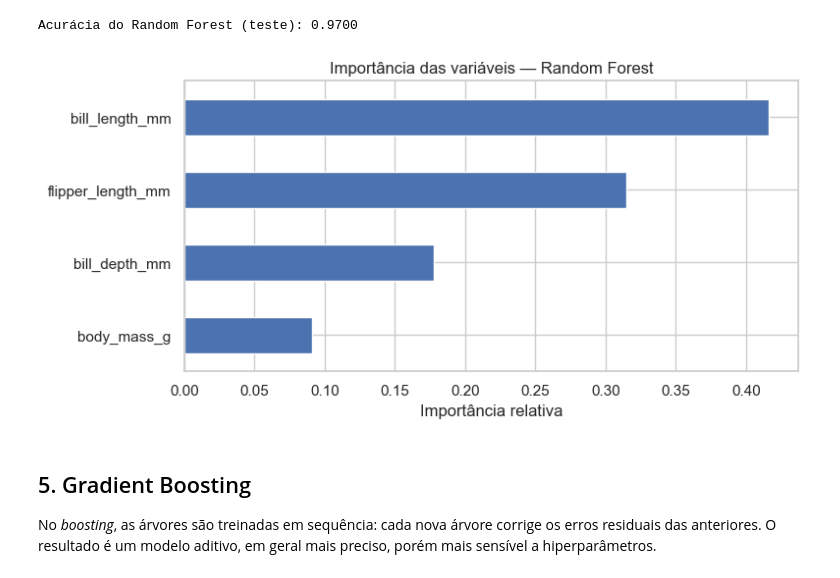
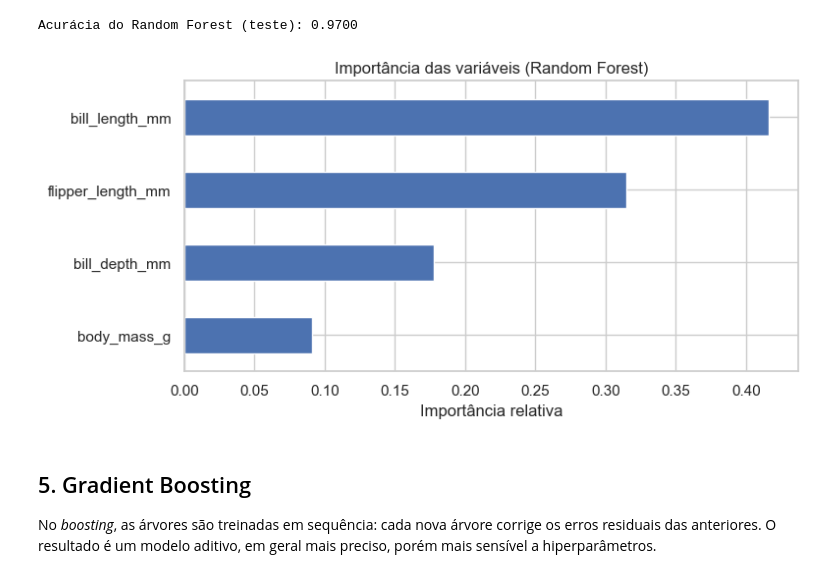
Before and after one commit to carlosfab/blog-sigmoidal, a Jupyter notebook: Modelos-de-Arvore/modelos_de_arvore_machine_learning.ipynb, the cells around one changed output. Drawn from its saved outputs; the diff is of its cells as text; code cells hidden in the pictures.

Commit message:
Fix: remove travessão do título do gráfico de importâncias (regra de estilo)

```diff
--- a/Modelos-de-Arvore/modelos_de_arvore_machine_learning.ipynb
+++ b/Modelos-de-Arvore/modelos_de_arvore_machine_learning.ipynb
@@ -154,16 +154,16 @@ Acurácia do Random Forest (teste): 0.9700
 # %%
 # medir a importância relativa de cada variável
 importancias = pd.Series(floresta.feature_importances_, index=atributos)
 importancias = importancias.sort_values()
 
 fig, ax = plt.subplots(figsize=(8, 4))
 importancias.plot.barh(color="#4C72B0", ax=ax)
 ax.set_xlabel("Importância relativa")
-ax.set_title("Importância das variáveis — Random Forest")
+ax.set_title("Importância das variáveis (Random Forest)")
 plt.tight_layout()
 plt.show()
 # %% [output]
-[figure, old version]
+[figure, new version]
 # %% [markdown]
 ## 5. Gradient Boosting
 
```
